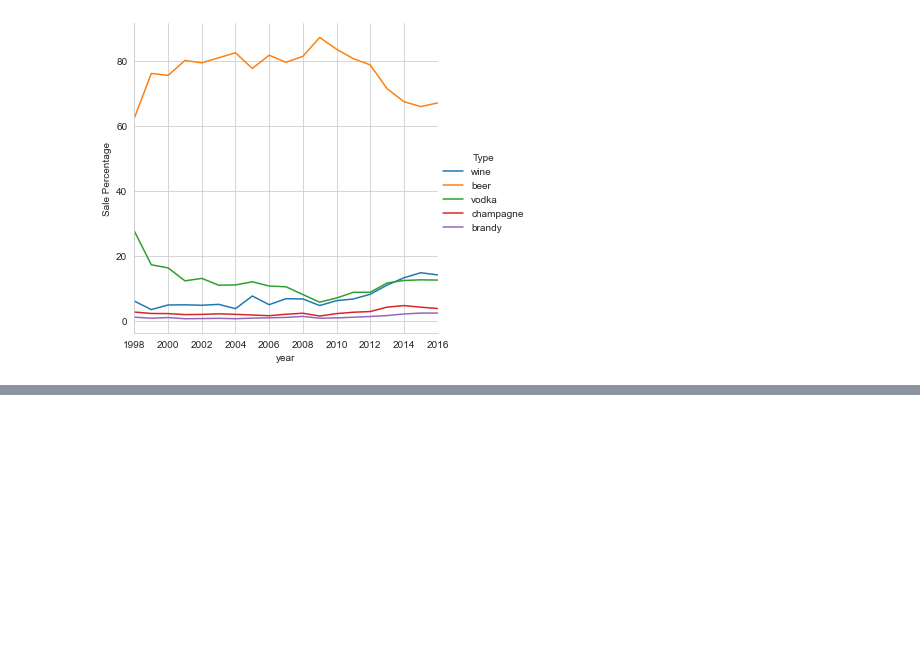
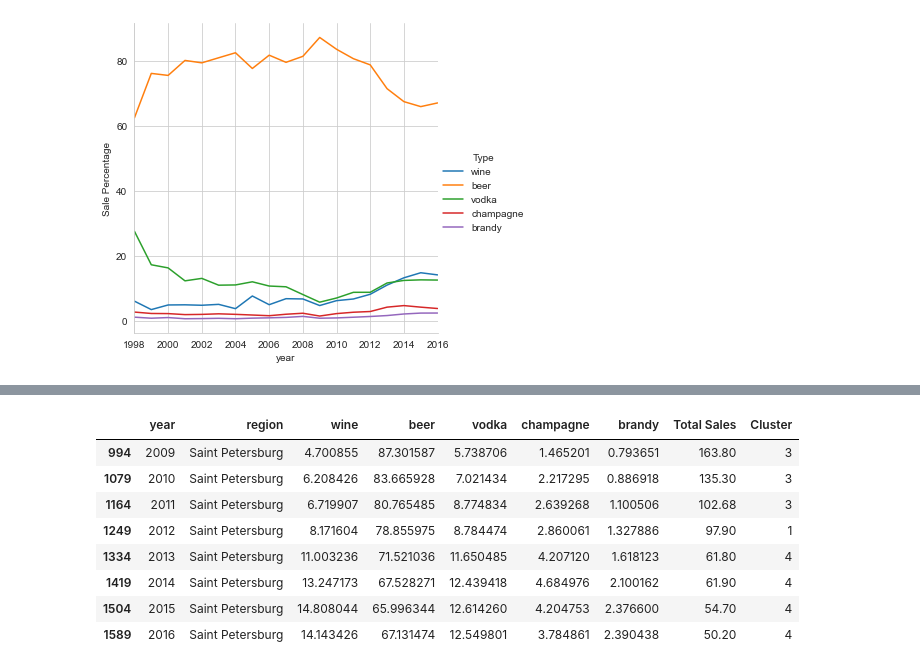
Before and after one commit to LuisEVT/Drinks_Company_Wine_Promotion, a Jupyter notebook: Wine_Promotion_Analysis_EDA.ipynb, the cells around one changed output, grey strips where cells are left out. Cells and saved outputs as stored; diff of their text form; code cells hidden in the pictures; blank space fills up the shorter version.

```diff
--- a/Wine_Promotion_Analysis_EDA.ipynb
+++ b/Wine_Promotion_Analysis_EDA.ipynb
@@ -368,0 +414,12 @@ There are a steep increase in alcohol sales per liter from 1998 to 2009, with be
+# %%
+df_V3[df_V3['region'] == 'Saint Petersburg']
+# %% [output]
+|  | year | region | wine | beer | vodka | champagne | brandy | Total Sales | Cluster |
+| 994 | 2009 | Saint Petersburg | 4.700855 | 87.301587 | 5.738706 | 1.465201 | 0.793651 | 163.80 | 3 |
+| 1079 | 2010 | Saint Petersburg | 6.208426 | 83.665928 | 7.021434 | 2.217295 | 0.886918 | 135.30 | 3 |
+| 1164 | 2011 | Saint Petersburg | 6.719907 | 80.765485 | 8.774834 | 2.639268 | 1.100506 | 102.68 | 3 |
+| 1249 | 2012 | Saint Petersburg | 8.171604 | 78.855975 | 8.784474 | 2.860061 | 1.327886 | 97.90 | 1 |
+| 1334 | 2013 | Saint Petersburg | 11.003236 | 71.521036 | 11.650485 | 4.207120 | 1.618123 | 61.80 | 4 |
+| 1419 | 2014 | Saint Petersburg | 13.247173 | 67.528271 | 12.439418 | 4.684976 | 2.100162 | 61.90 | 4 |
+| 1504 | 2015 | Saint Petersburg | 14.808044 | 65.996344 | 12.614260 | 4.204753 | 2.376600 | 54.70 | 4 |
+| 1589 | 2016 | Saint Petersburg | 14.143426 | 67.131474 | 12.549801 | 3.784861 | 2.390438 | 50.20 | 4 |
```
Also changed, not shown: parts of 10 cells of this notebook.
